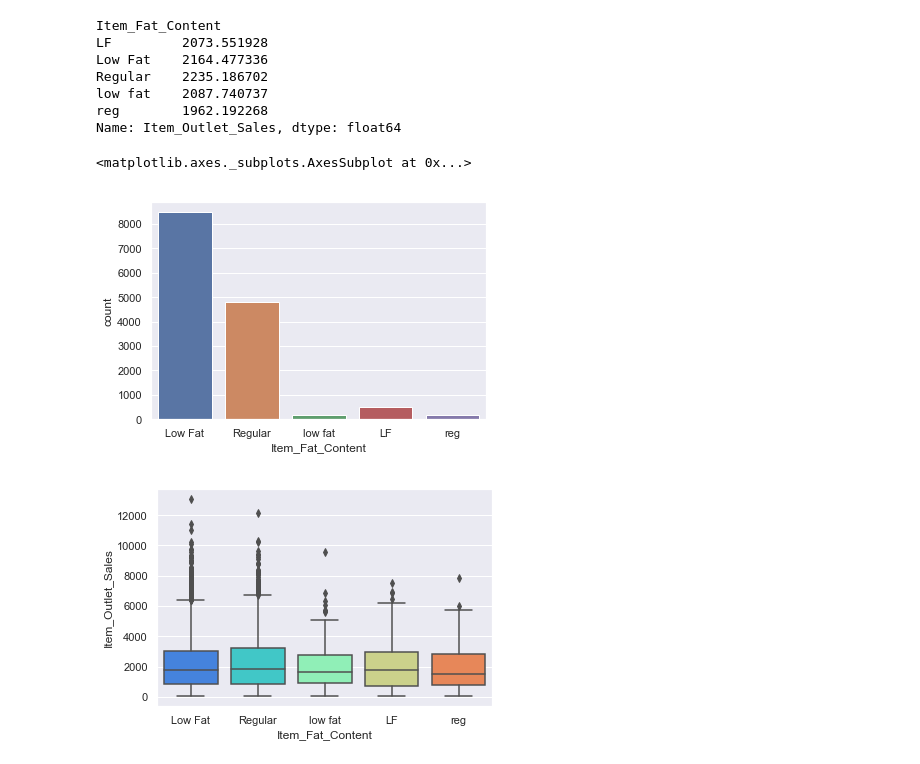
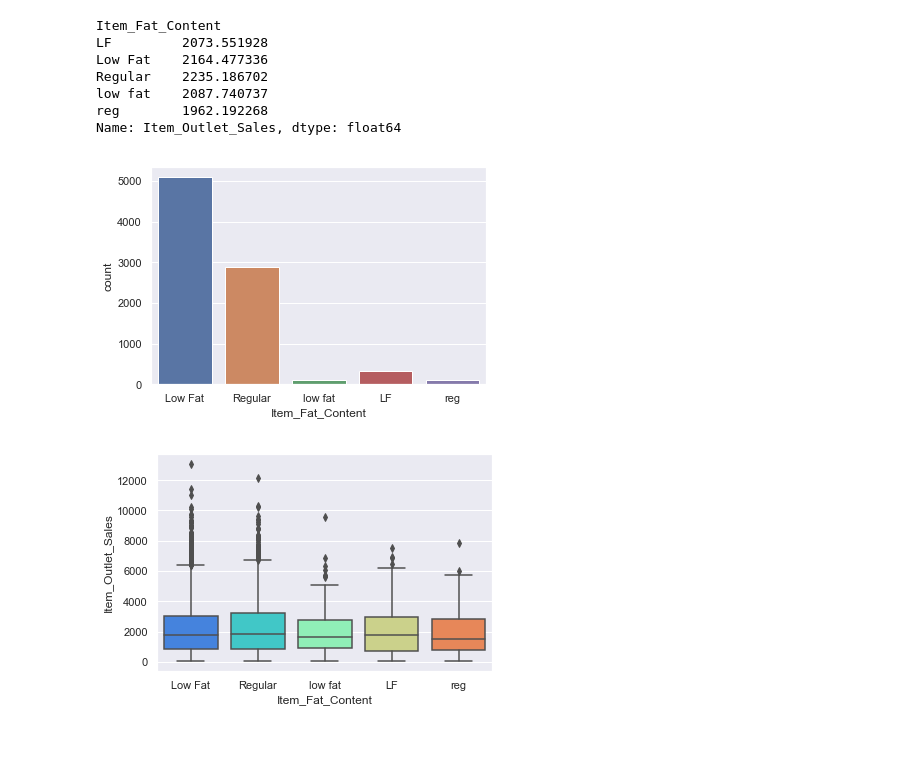
Before and after one commit to Shivaansh-Agarwal/Big-Mart-Sales-Prediction, a Jupyter notebook: 2 Data Understanding.ipynb, the cells around one changed output. Drawn from its saved outputs; the diff is of its cells as text; code cells hidden in the pictures.

```diff
--- a/2 Data Understanding.ipynb
+++ b/2 Data Understanding.ipynb
@@ -80,3 +56,0 @@ Before merging the two datasets in order to do data preprocessing let's first ad
-# %%
-train['data'] = 1 # 1 means data of training dataset
-test['data'] = 0  # 2 means data of Test Dataset
@@ -438,10 +370,9 @@ low fat    2087.740737
 reg        1962.192268
 Name: Item_Outlet_Sales, dtype: float64
 # %%
-sns.countplot(x='Item_Fat_Content',data=df)
+sns.countplot(x='Item_Fat_Content',data=train);
 # %% [output]
-<matplotlib.axes._subplots.AxesSubplot at 0x...>
-[figure, old version]
+[figure, new version]
 # %%
 sns.boxplot(x="Item_Fat_Content", y="Item_Outlet_Sales", data=train ,palette='rainbow');
 # %% [output]
```
Also changed, not shown: parts of 100 cells of this notebook, 12 other files.
